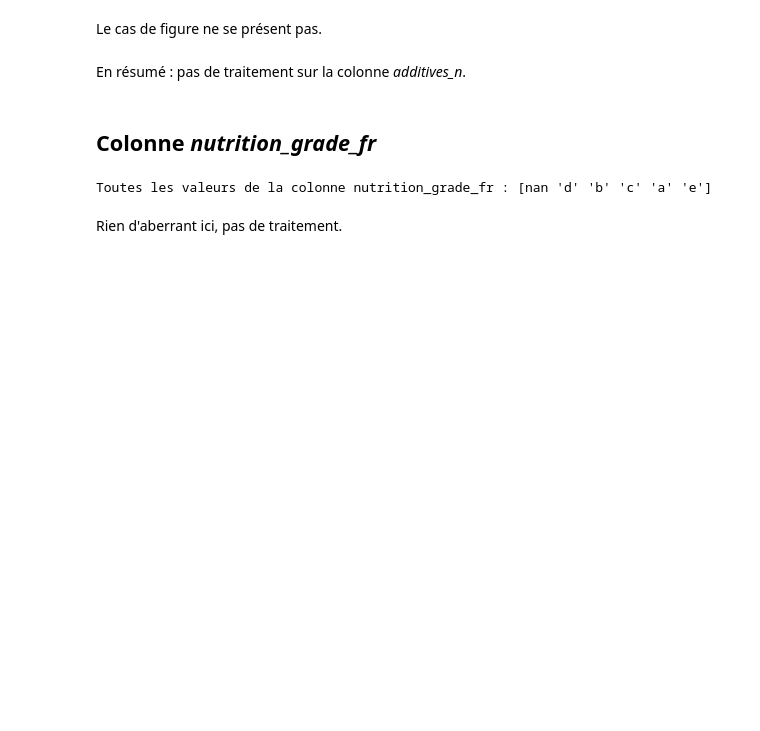
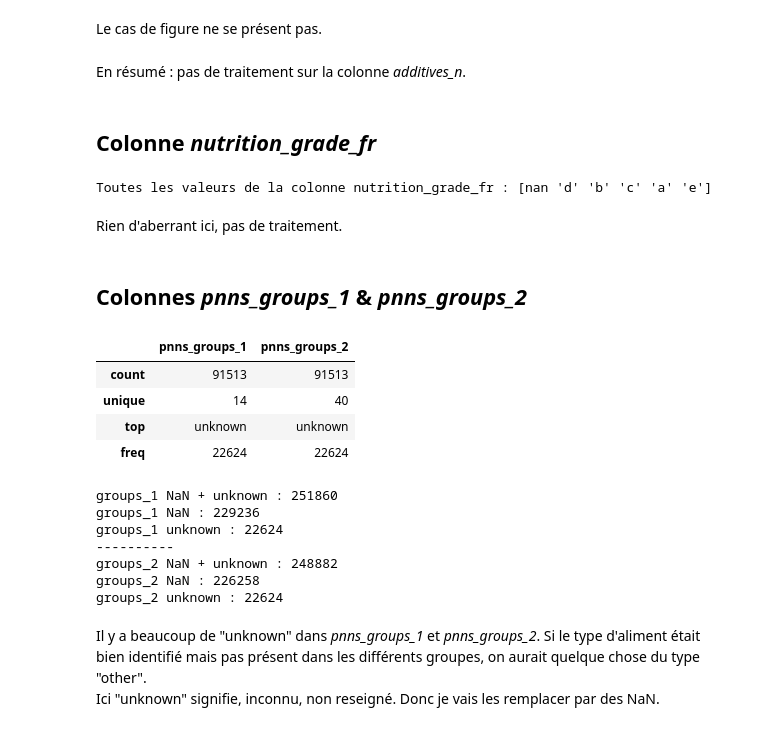
Before and after one commit to BiGHeaDMaX/Nettoyage-et-EDA, a Jupyter notebook: OCR - Projet 2 - V2.ipynb, the cells around one changed output. Drawn from its saved outputs; the diff is of its cells as text; code cells hidden in the pictures; blank space fills up the shorter version.

```diff
--- a/OCR - Projet 2 - V2.ipynb
+++ b/OCR - Projet 2 - V2.ipynb
@@ -623,3 +623,30 @@ print("Toutes les valeurs de la colonne nutrition_grade_fr :", data_clean['nutri
 Toutes les valeurs de la colonne nutrition_grade_fr : [nan 'd' 'b' 'c' 'a' 'e']
 # %% [markdown]
 Rien d'aberrant ici, pas de traitement.
+# %% [markdown]
+## Colonnes *pnns_groups_1* & *pnns_groups_2*
+# %%
+display(data_clean.loc[data_clean['pnns_groups_1'].notnull()][['pnns_groups_1', 'pnns_groups_2']].describe())
+print("groups_1 NaN + unknown :", len(data_clean.loc[(data_clean['pnns_groups_1'] == "unknown") | (data_clean['pnns_groups_1'].isnull())]))
+print("groups_1 NaN :", len(data_clean.loc[data_clean['pnns_groups_1'].isnull()]))
+print("groups_1 unknown :", len(data_clean.loc[data_clean['pnns_groups_1'] == "unknown"]))
+print("----------")
+print("groups_2 NaN + unknown :", len(data_clean.loc[(data_clean['pnns_groups_2'] == "unknown") | (data_clean['pnns_groups_2'].isnull())]))
+print("groups_2 NaN :", len(data_clean.loc[data_clean['pnns_groups_2'].isnull()]))
+print("groups_2 unknown :", len(data_clean.loc[data_clean['pnns_groups_2'] == "unknown"]))
+# %% [output]
+|  | pnns_groups_1 | pnns_groups_2 |
+| count | 91513 | 91513 |
+| unique | 14 | 40 |
+| top | unknown | unknown |
+| freq | 22624 | 22624 |
+groups_1 NaN + unknown : 251860
+groups_1 NaN : 229236
+groups_1 unknown : 22624
+----------
+groups_2 NaN + unknown : 248882
+groups_2 NaN : 226258
+groups_2 unknown : 22624
+# %% [markdown]
+Il y a beaucoup de "unknown" dans *pnns_groups_1* et *pnns_groups_2*. Si le type d'aliment était bien identifié mais pas présent dans les différents groupes, on aurait quelque chose du type "other".<br>
+Ici "unknown" signifie, inconnu, non reseigné. Donc je vais les remplacer par des NaN.
```
Also changed, not shown: parts of 4 cells of this notebook.
